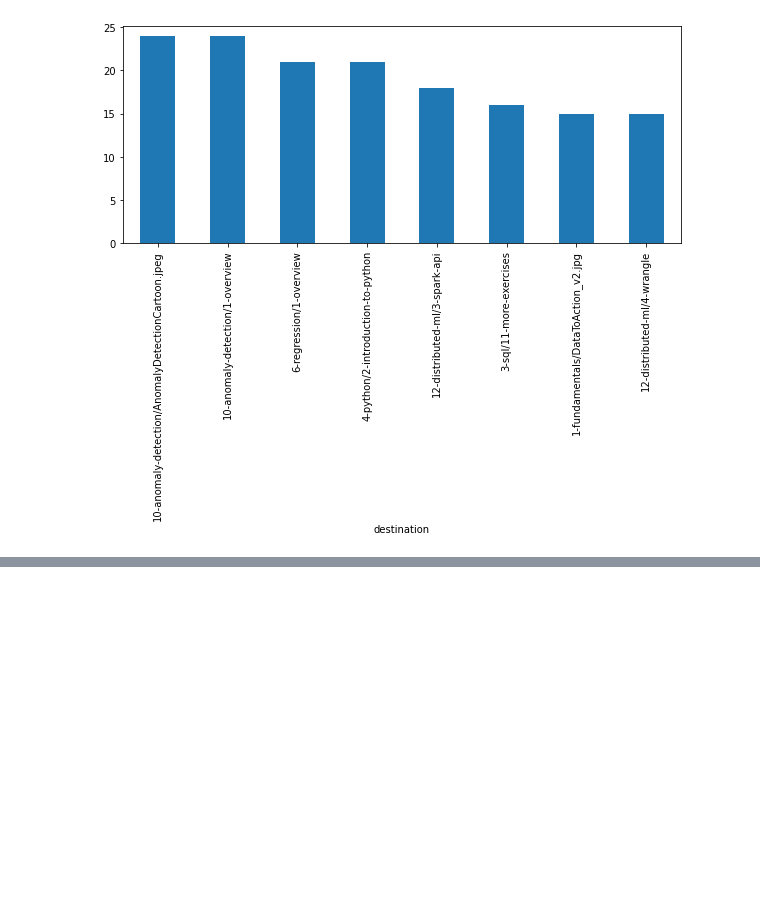
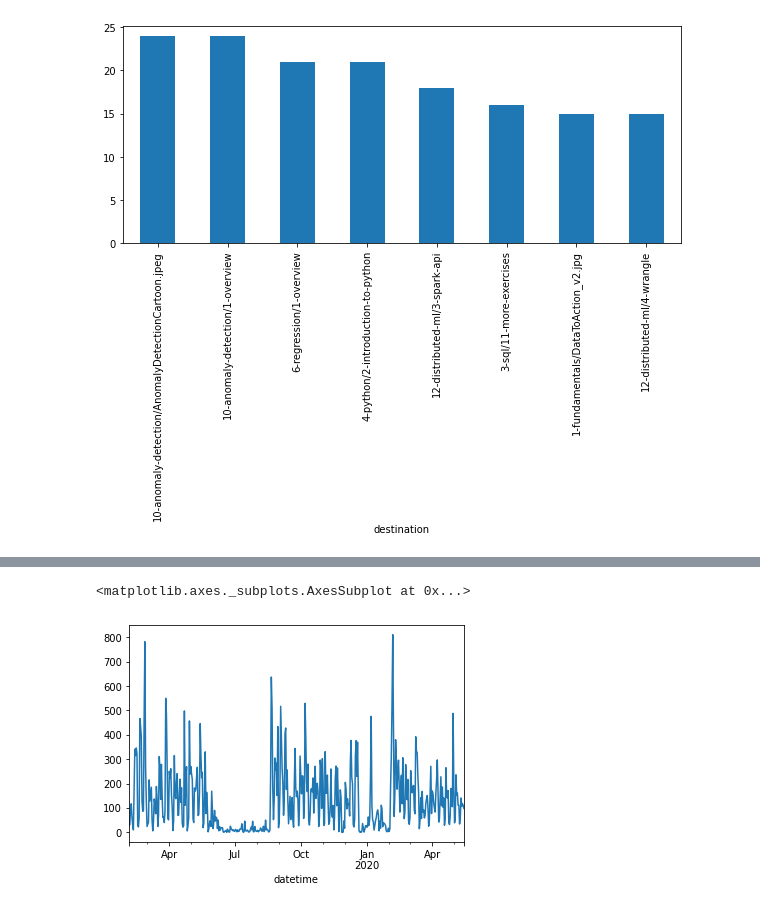
Before and after one commit to ravinder79/anomaly_detection, a Jupyter notebook: time_series_anomaly_detection.ipynb, the cells around one changed output, grey strips where cells are left out. Cells and saved outputs as stored; diff of their text form; code cells hidden in the pictures; blank space fills up the shorter version.

```diff
--- a/time_series_anomaly_detection.ipynb
+++ b/time_series_anomaly_detection.ipynb
@@ -235,0 +383,2 @@ plt.show()
+# %%
+ds = ds.dropna()
@@ -235,0 +397,4 @@ plt.show()
+# %%
+ds_sampled = ds.resample('H').count()
+# %%
+ds_sampled['hour'] = ds_sampled.index.hour
@@ -235,0 +410,7 @@ plt.show()
+# %%
+ds_af = ds_sampled[(ds_sampled['hour']<8) | (ds_sampled['hour']>5)]
+# %%
+ds_af.resample('D').sum().ip.plot()
+# %% [output]
+<matplotlib.axes._subplots.AxesSubplot at 0x...>
+[figure, added]
```
Also changed, not shown: parts of 41 cells of this notebook.
